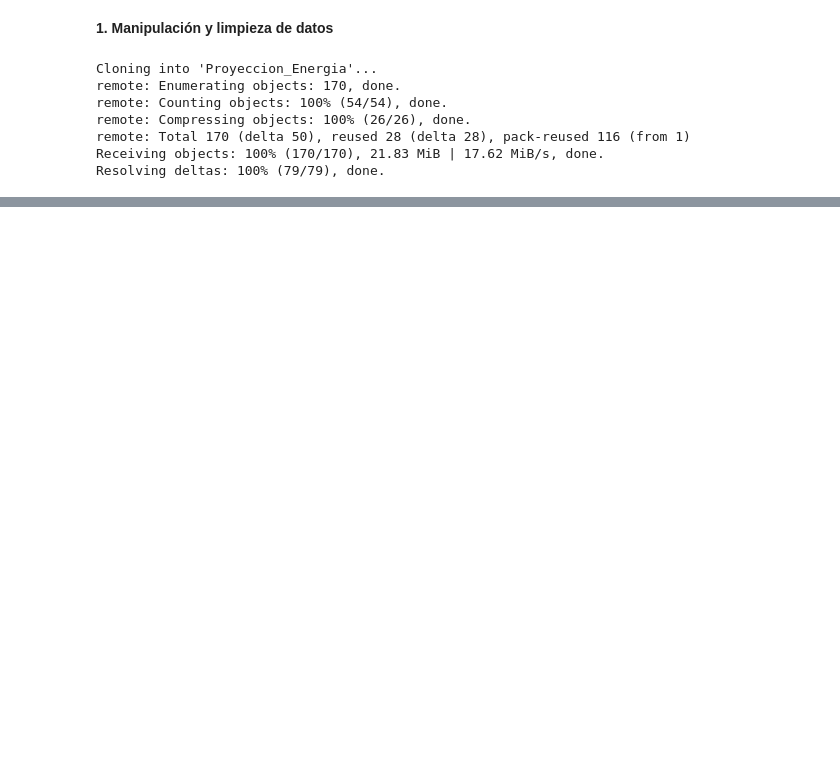
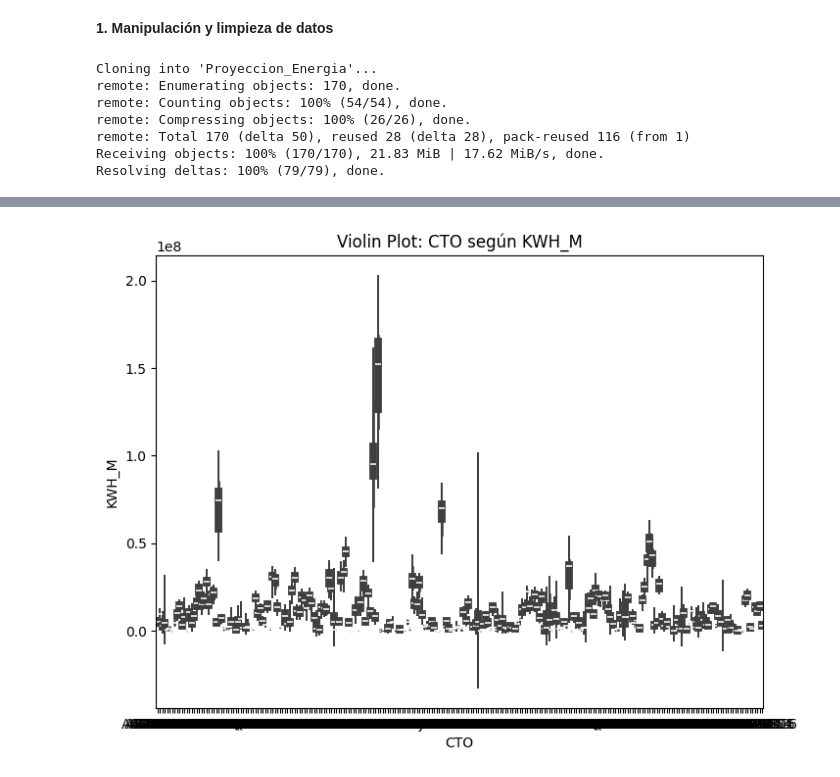
Before and after one commit to alvillegasru/Proyeccion_Energia, a Jupyter notebook: Cuaderno/ProyeccionDemanda.ipynb, the cells around one changed output, grey strips where cells are left out. Saved outputs shown, nothing was run; the diff lists cells and outputs as text; code cells hidden in the pictures; blank space fills up the shorter version.

```diff
--- a/Cuaderno/ProyeccionDemanda.ipynb
+++ b/Cuaderno/ProyeccionDemanda.ipynb
@@ -94,0 +152,14 @@ drive.mount('/content/gdrive',force_remount = True)
+# %%
+# Crear el diagrama de violín con Seaborn
+plt.figure(figsize=(8, 6))
+sns.violinplot(x='CTO', y='KWH_M', data=energias_filtrado)
+
+# Agregar títulos y etiquetas
+plt.title('Violin Plot: CTO según KWH_M')
+plt.xlabel("CTO")
+plt.ylabel('KWH_M')
+
+# Mostrar el gráfico
+plt.show()
+# %% [output]
+[figure, added]
```
Also changed, not shown: parts of 10 cells of this notebook.
